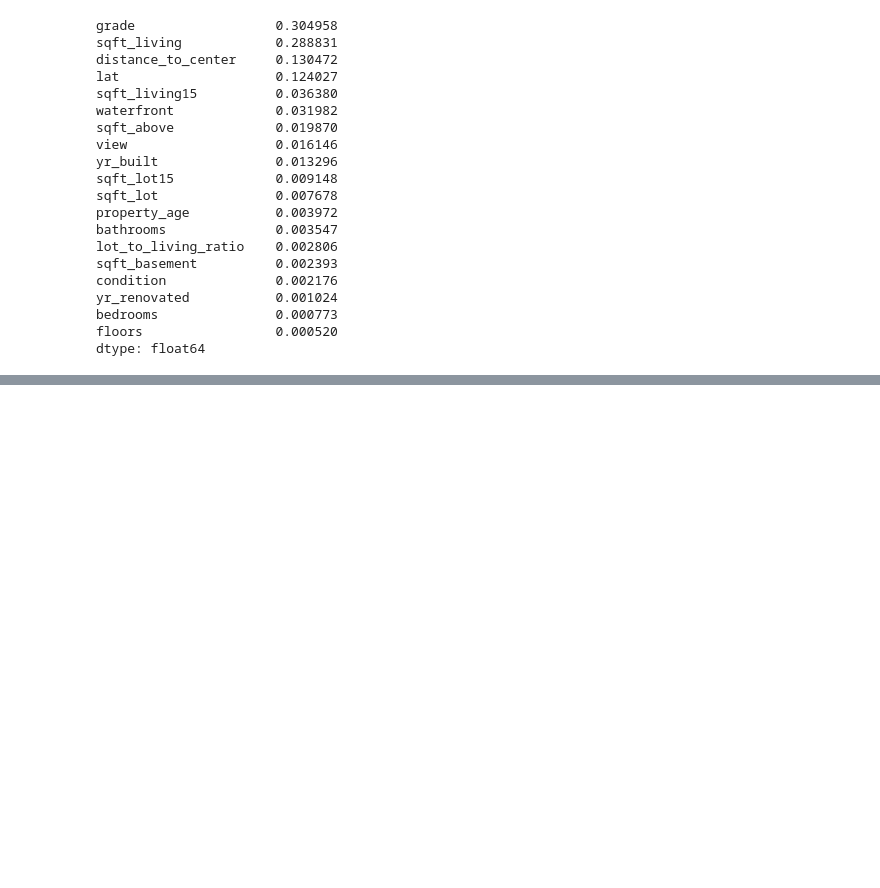
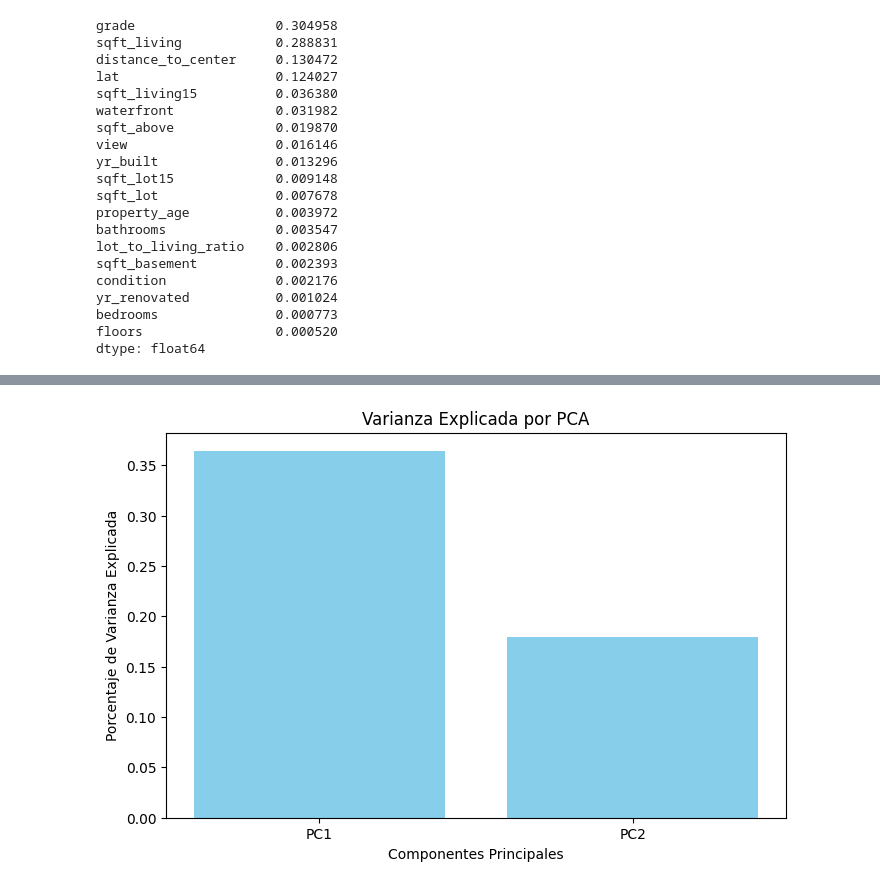
Before and after one commit to papuinoook94/Home_Price_ML, a Jupyter notebook: notebooks/03 - Entrenamiento_Evaluación.ipynb, the cells around one changed output, grey strips where cells are left out. Cells and saved outputs as stored; diff of their text form; code cells hidden in the pictures; blank space fills up the shorter version.

```diff
--- a/notebooks/03 - Entrenamiento_Evaluación.ipynb
+++ b/notebooks/03 - Entrenamiento_Evaluación.ipynb
@@ -306,0 +401,27 @@ dtype: float64
+# %%
+from sklearn.preprocessing import StandardScaler
+from sklearn.decomposition import PCA
+
+# Selección de características relevantes
+features = housing_df[['sqft_living', 'grade', 'bathrooms', 'distance_to_center', 'property_age', 'bedrooms','view','lat','floors','waterfront','price']]  # Ajusta las columnas según tu dataset
+
+# Normalizar los datos
+scaler = StandardScaler()
+scaled_features = scaler.fit_transform(features)
+# %%
+pca = PCA(n_components=2)
+principal_components = pca.fit_transform(scaled_features)
+
+# Crear un DataFrame con las componentes principales
+pca_df = pd.DataFrame(principal_components, columns=['PC1', 'PC2'])
+pca_df['Cluster'] = housing_df['Cluster']  # Asignar clusters para la visualización
+
+# Visualizar la varianza explicada
+plt.figure(figsize=(8, 5))
+plt.bar(x=['PC1', 'PC2'], height=pca.explained_variance_ratio_, color='skyblue')
+plt.xlabel('Componentes Principales')
+plt.ylabel('Porcentaje de Varianza Explicada')
+plt.title('Varianza Explicada por PCA')
+plt.show()
+# %% [output]
+[figure, added]
```
Also changed, not shown: parts of 13 cells of this notebook.
